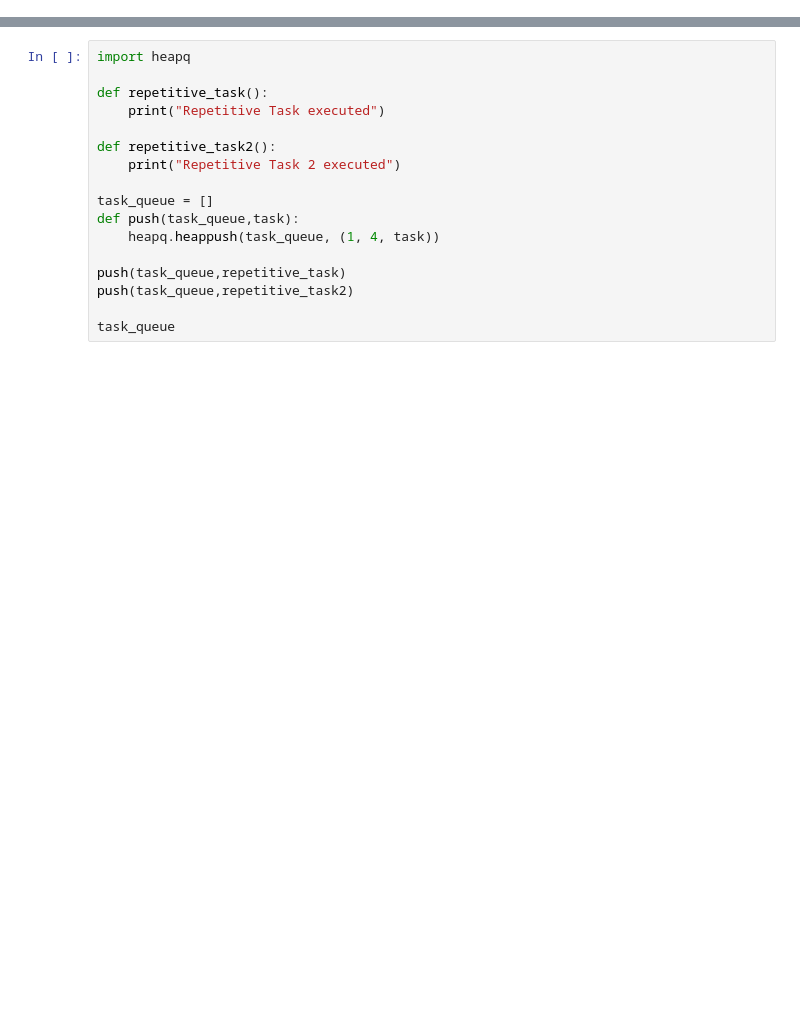
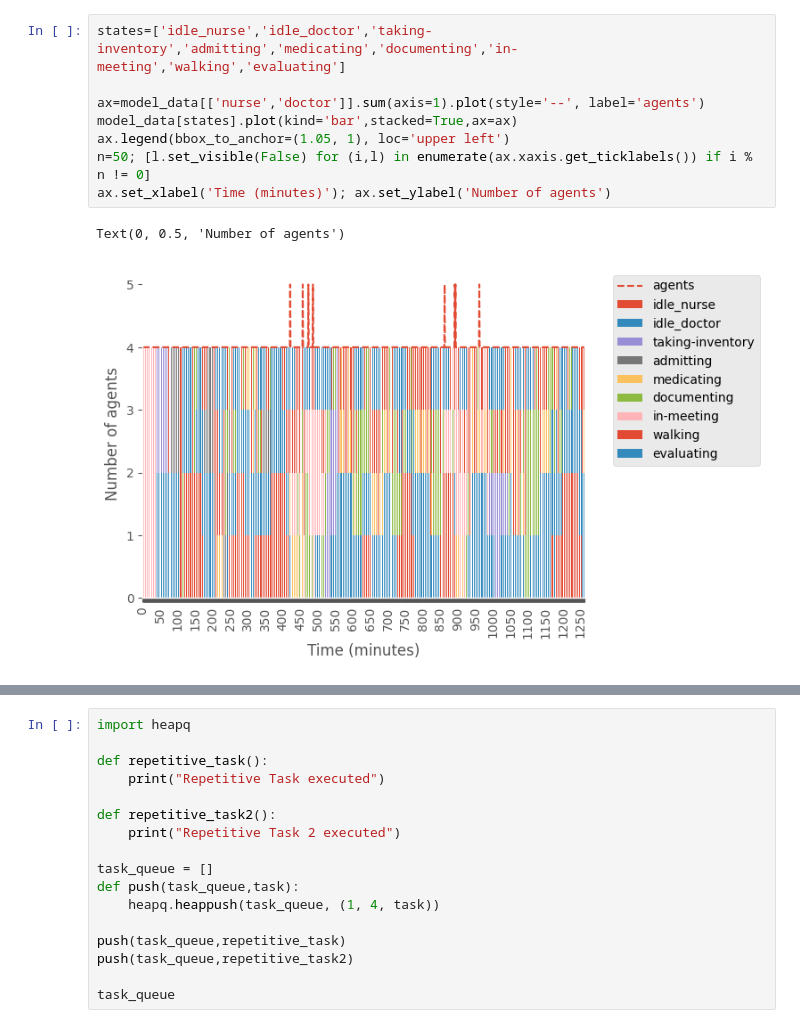
Before and after one commit to saamayac/health_robot, a Jupyter notebook: src/dev_notebook.ipynb, the cells around one changed output, grey strips where cells are left out. Cells and saved outputs as stored; diff of their text form; blank space fills up the shorter version.

```diff
--- a/src/dev_notebook.ipynb
+++ b/src/dev_notebook.ipynb
@@ -0,0 +105,11 @@
+# %%
+states=['idle_nurse','idle_doctor','taking-inventory','admitting','medicating','documenting','in-meeting','walking','evaluating']
+
+ax=model_data[['nurse','doctor']].sum(axis=1).plot(style='--', label='agents')
+model_data[states].plot(kind='bar',stacked=True,ax=ax)
+ax.legend(bbox_to_anchor=(1.05, 1), loc='upper left')
+n=50; [l.set_visible(False) for (i,l) in enumerate(ax.xaxis.get_ticklabels()) if i % n != 0]
+ax.set_xlabel('Time (minutes)'); ax.set_ylabel('Number of agents')
+# %% [output]
+Text(0, 0.5, 'Number of agents')
+[figure, added]
```
Also changed, not shown: parts of 9 cells of this notebook, 17 other files.
